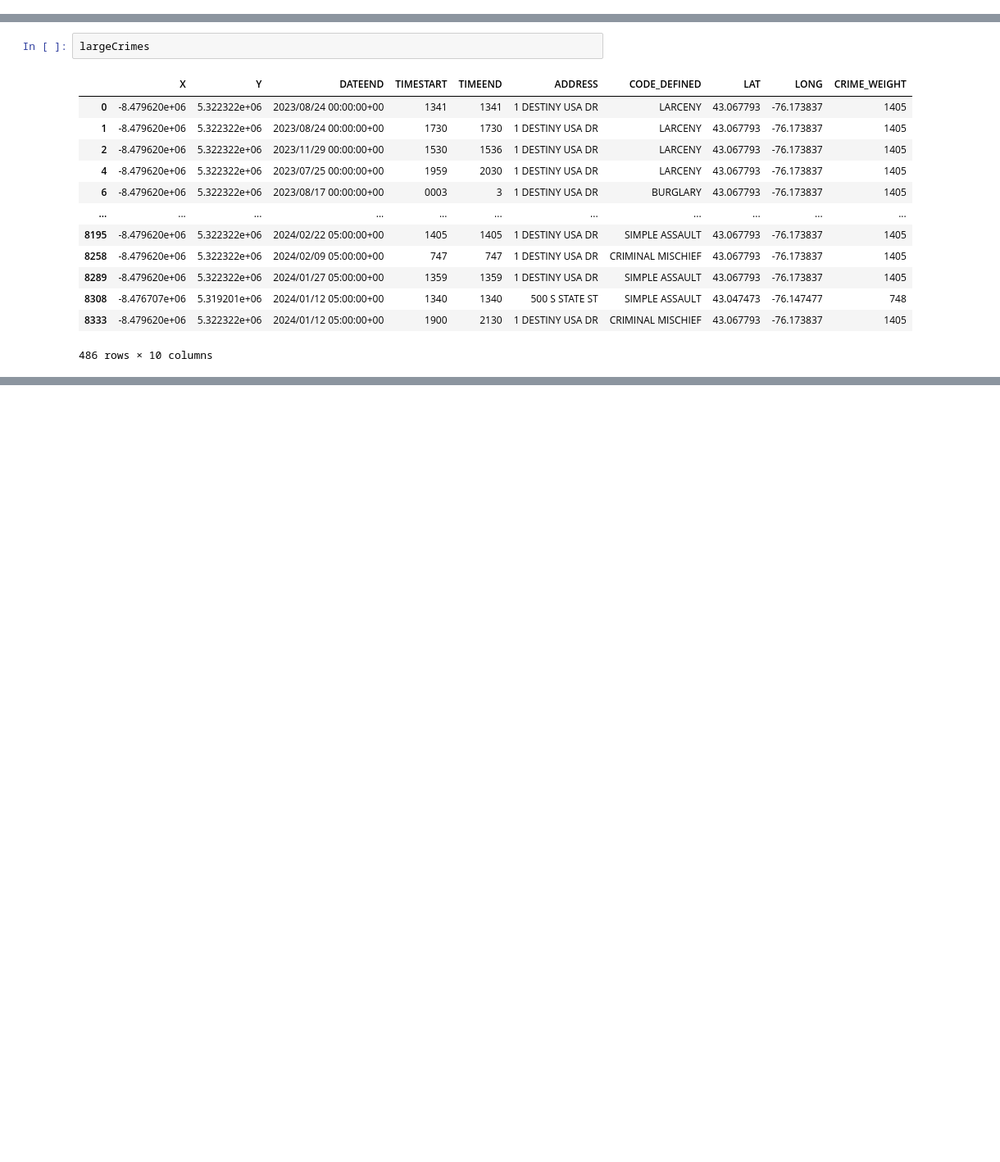
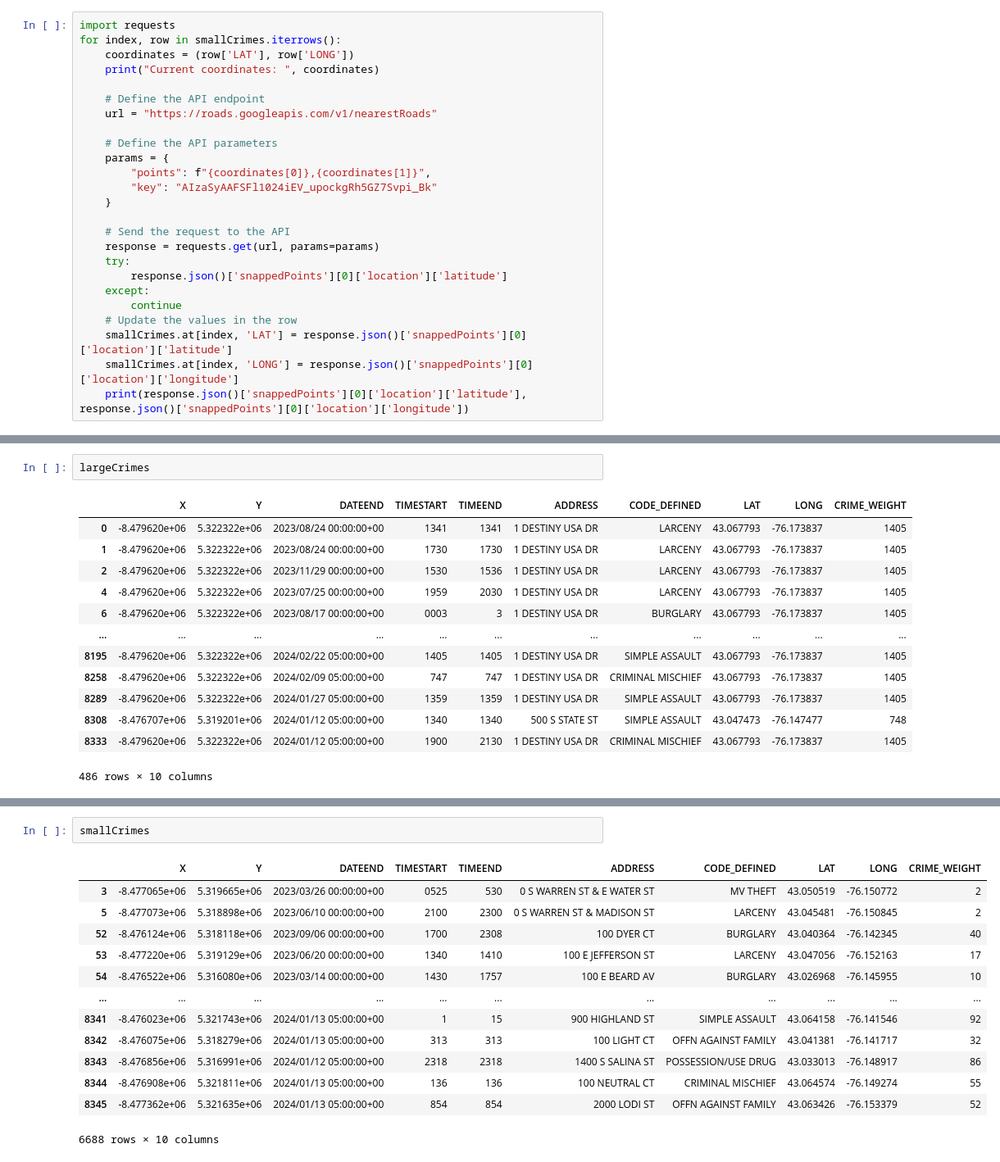
Before and after one commit to rangelkoli/WalkSafe, a Jupyter notebook: backend/EDA.ipynb, the cells around one changed output, grey strips where cells are left out. Shown at 82% size. Cells and saved outputs as stored; diff of their text form; blank space fills up the shorter version.

```diff
--- a/backend/EDA.ipynb
+++ b/backend/EDA.ipynb
@@ -256,3 +256,28 @@ Current coordinates:  (43.0474744430001, -76.147558401)
 43.047473223074974 -76.1474774344714
 Current coordinates:  (43.067961, -76.1737229999999)
 43.06779339999999 -76.1738371
+# %%
+import requests
+for index, row in smallCrimes.iterrows():
+    coordinates = (row['LAT'], row['LONG'])
+    print("Current coordinates: ", coordinates)
+
+    # Define the API endpoint
+    url = "https://roads.googleapis.com/v1/nearestRoads"
+
+    # Define the API parameters
+    params = {
+        "points": f"{coordinates[0]},{coordinates[1]}",
+        "key": "AIzaSyAAFSFl1024iEV_upockgRh5GZ7Svpi_Bk"
+    }
+
+    # Send the request to the API
+    response = requests.get(url, params=params)
+    try:
+        response.json()['snappedPoints'][0]['location']['latitude']
+    except:
+        continue
+    # Update the values in the row
+    smallCrimes.at[index, 'LAT'] = response.json()['snappedPoints'][0]['location']['latitude']
+    smallCrimes.at[index, 'LONG'] = response.json()['snappedPoints'][0]['location']['longitude']
+    print(response.json()['snappedPoints'][0]['location']['latitude'], response.json()['snappedPoints'][0]['location']['longitude'])
@@ -275,3 +334,19 @@ largeCrimes
+# %%
+smallCrimes
+# %% [output]
+|  | X | Y | DATEEND | TIMESTART | TIMEEND | ADDRESS | CODE_DEFINED | LAT | LONG | CRIME_WEIGHT |
+| 3 | -8.477065e+06 | 5.319665e+06 | 2023/03/26 00:00:00+00 | 0525 | 530 | 0 S WARREN ST & E WATER ST | MV THEFT | 43.050519 | -76.150772 | 2 |
+| 5 | -8.477073e+06 | 5.318898e+06 | 2023/06/10 00:00:00+00 | 2100 | 2300 | 0 S WARREN ST & MADISON ST | LARCENY | 43.045481 | -76.150845 | 2 |
+| 52 | -8.476124e+06 | 5.318118e+06 | 2023/09/06 00:00:00+00 | 1700 | 2308 | 100 DYER CT | BURGLARY | 43.040364 | -76.142345 | 40 |
+| 53 | -8.477220e+06 | 5.319129e+06 | 2023/06/20 00:00:00+00 | 1340 | 1410 | 100 E JEFFERSON ST | LARCENY | 43.047056 | -76.152163 | 17 |
+| 54 | -8.476522e+06 | 5.316080e+06 | 2023/03/14 00:00:00+00 | 1430 | 1757 | 100 E BEARD AV | BURGLARY | 43.026968 | -76.145955 | 10 |
+| ... | ... | ... | ... | ... | ... | ... | ... | ... | ... | ... |
+| 8341 | -8.476023e+06 | 5.321743e+06 | 2024/01/13 05:00:00+00 | 1 | 15 | 900 HIGHLAND ST | SIMPLE ASSAULT | 43.064158 | -76.141546 | 92 |
+| 8342 | -8.476075e+06 | 5.318279e+06 | 2024/01/13 05:00:00+00 | 313 | 313 | 100 LIGHT CT | OFFN AGAINST FAMILY | 43.041381 | -76.141717 | 32 |
+| 8343 | -8.476856e+06 | 5.316991e+06 | 2024/01/12 05:00:00+00 | 2318 | 2318 | 1400 S SALINA ST | POSSESSION/USE DRUG | 43.033013 | -76.148917 | 86 |
+| 8344 | -8.476908e+06 | 5.321811e+06 | 2024/01/13 05:00:00+00 | 136 | 136 | 100 NEUTRAL CT | CRIMINAL MISCHIEF | 43.064574 | -76.149274 | 55 |
+| 8345 | -8.477362e+06 | 5.321635e+06 | 2024/01/13 05:00:00+00 | 854 | 854 | 2000 LODI ST | OFFN AGAINST FAMILY | 43.063426 | -76.153379 | 52 |
+6688 rows × 10 columns
 # %%
 
 import folium
```
Also changed, not shown: parts of 4 cells of this notebook, 7 other files.
